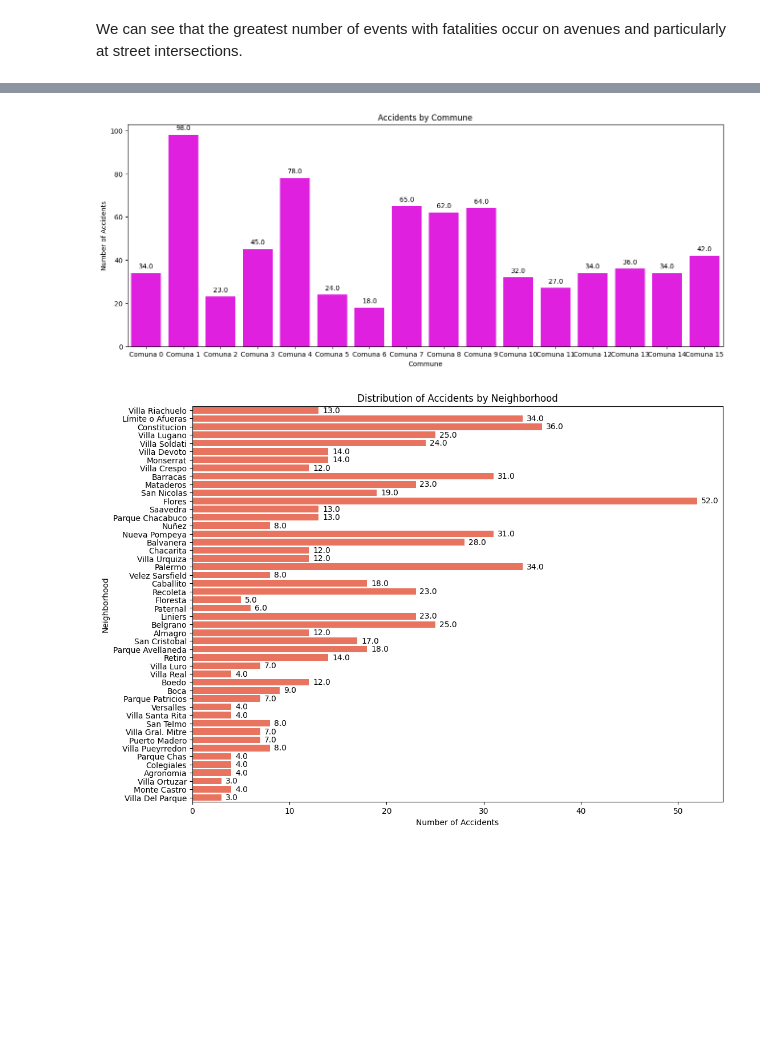
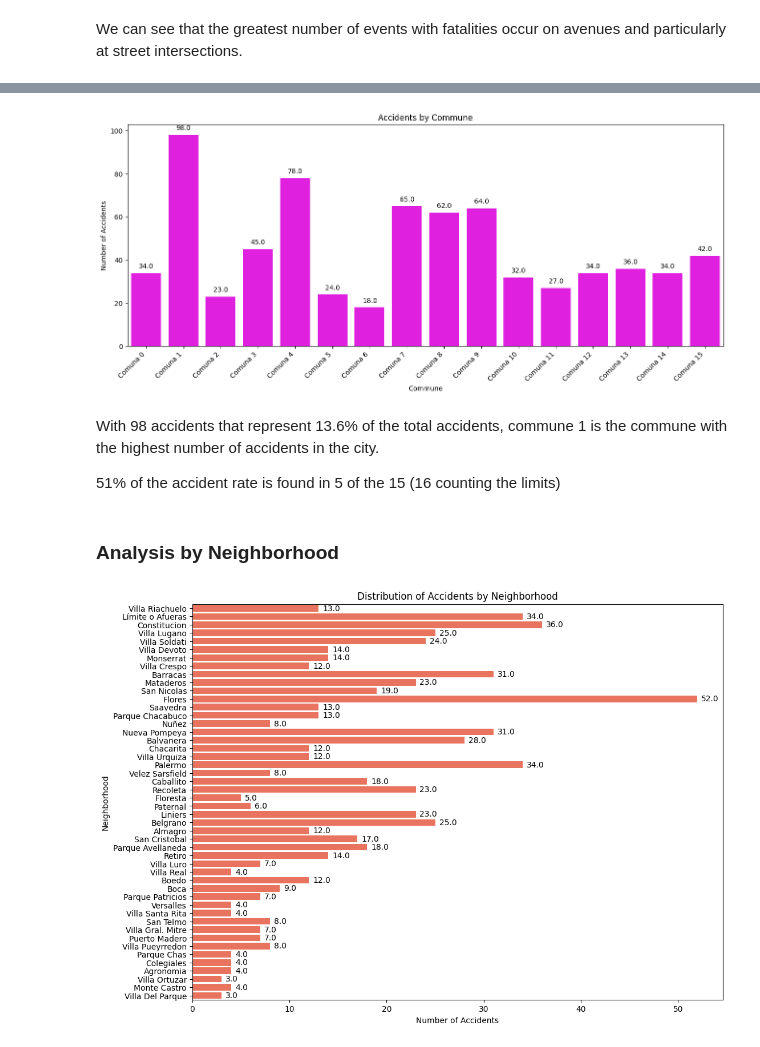
Before and after one commit to leocortes85/Road-accidents-in-the-City-of-Buenos-Aires--CABA, a Jupyter notebook: EDA.ipynb, the cells around one changed output, grey strips where cells are left out. Drawn from its saved outputs; the diff is of its cells as text; code cells hidden in the pictures; blank space fills up the shorter version.

```diff
--- a/EDA.ipynb
+++ b/EDA.ipynb
@@ -98,15 +98,15 @@ We see that in 2019 the number of victims drops and in 2020 it drops considerabl
 Let's now see the behavior of the number of accidents month by month for each year.
 # %%
 # Convert 'Month' to categorical type with custom order
-meses_ordenados = ['Enero', 'Febrero', 'Marzo', 'Abril', 'Mayo', 'Junio', 'Julio', 'Agosto', 'Septiembre', 'Octubre', 'Noviembre', 'Diciembre']
-df['Mes'] = pd.Categorical(df['Mes'], categories=meses_ordenados, ordered=True)
+order_month = ['Enero', 'Febrero', 'Marzo', 'Abril', 'Mayo', 'Junio', 'Julio', 'Agosto', 'Septiembre', 'Octubre', 'Noviembre', 'Diciembre']
+df['Mes'] = pd.Categorical(df['Mes'], categories=order_month, ordered=True)
 
 # Define the number of rows and columns for the subchart grid
-n_filas = 3
-n_columnas = 2
+n_rows = 3
+n_columns = 2
 
 # Create the subgraph grid in a 2x3 grid
-fig, axes = plt.subplots(n_filas, n_columnas, figsize=(12, 8))
+fig, axes = plt.subplots(n_rows, n_columns, figsize=(12, 8))
 
 # Set limits for each graph
 y_limits = [
@@ -120,8 +120,8 @@ y_limits = [
 
 # Iterate through years and create a plot for each year
 for i, year in enumerate(df['Año'].unique()):
-    row = i // n_columnas
-    col = i % n_columnas
+    row = i // n_columns
+    col = i % n_columns
 
     # Filter data for the current year and group by month
     monthly_data = (df[df['Año'] == year]
@@ -333,18 +357,26 @@ We can see that the greatest number of events with fatalities occur on avenues a
 # %%
 df['Comuna'] = pd.Categorical(df['Comuna'], categories=['Comuna 0', 'Comuna 1', 'Comuna 2', 'Comuna 3', 'Comuna 4', 'Comuna 5', 'Comuna 6', 'Comuna 7', 'Comuna 8', 'Comuna 9', 'Comuna 10', 'Comuna 11', 'Comuna 12', 'Comuna 13', 'Comuna 14', 'Comuna 15'], ordered=True)
 
-# Crear un gráfico de barras ordenado por 'Comuna'
+# Create a bar chart sorted by 'Commune'
 plt.figure(figsize=(16, 6))
 ax = sns.countplot(x='Comuna', data=df, color='magenta', order=df['Comuna'].cat.categories)
 
-# Añadir etiquetas en cada barra
+# Add labels and rotate x-axis labels for better readability
 for p in ax.patches:
     ax.annotate(f'{p.get_height()}', (p.get_x() + p.get_width() / 2., p.get_height()), ha='center', va='center', xytext=(0, 10), textcoords='offset points')
+
+ax.set_xticklabels(ax.get_xticklabels(), rotation=45, ha='right')  # Rotate x-axis labels
 
 plt.title('Accidents by Commune')
 plt.xlabel('Commune')
 plt.ylabel('Number of Accidents')
 plt.show()
 # %% [output]
-[figure, old version]
+[figure, new version]
+# %% [markdown]
+With 98 accidents that represent 13.6% of the total accidents, commune 1 is the commune with the highest number of accidents in the city.
+
+51% of the accident rate is found in 5 of the 15 (16 counting the limits)
+# %% [markdown]
+### Analysis by Neighborhood
 # %%
```
Also changed, not shown: parts of 35 cells of this notebook.
